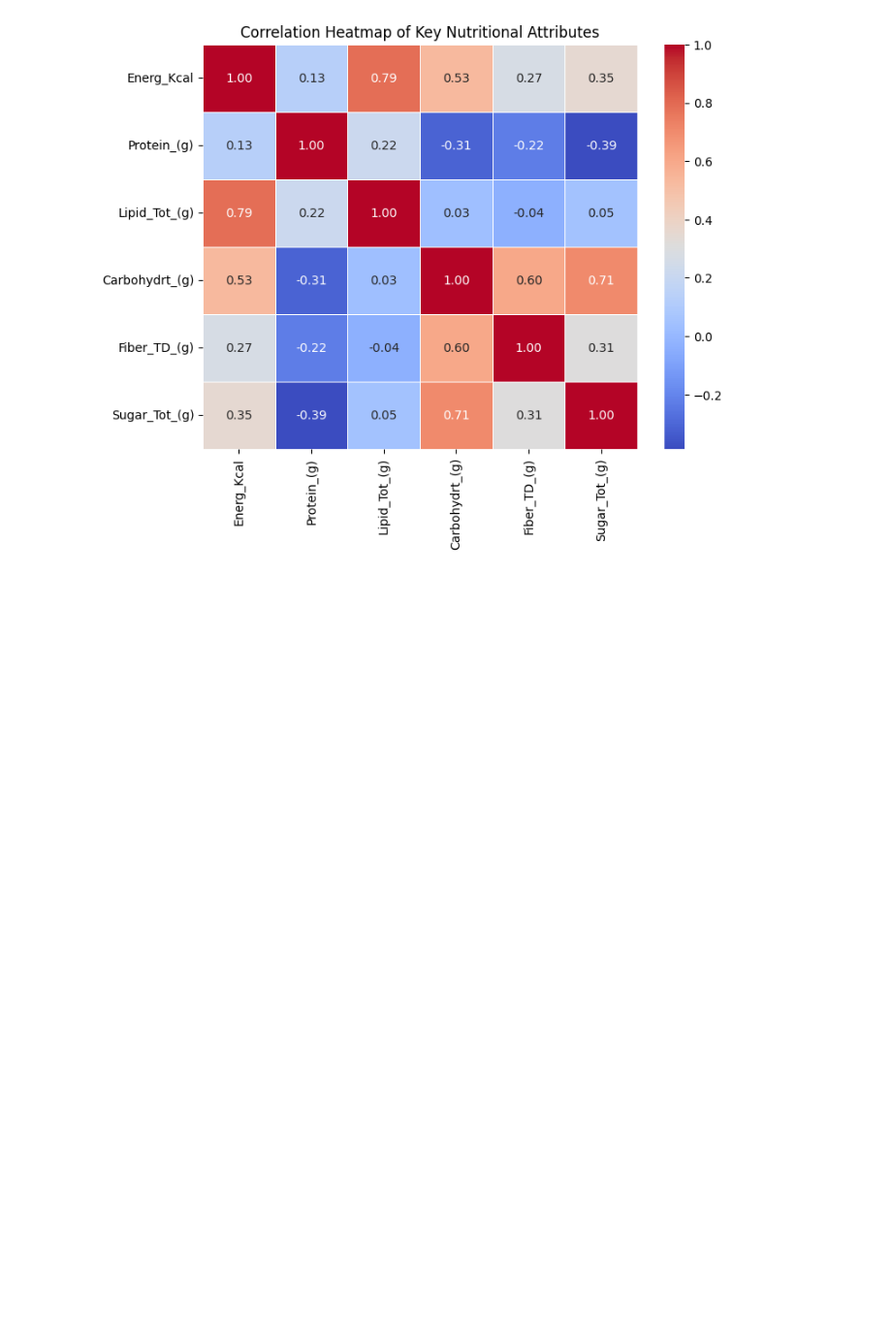
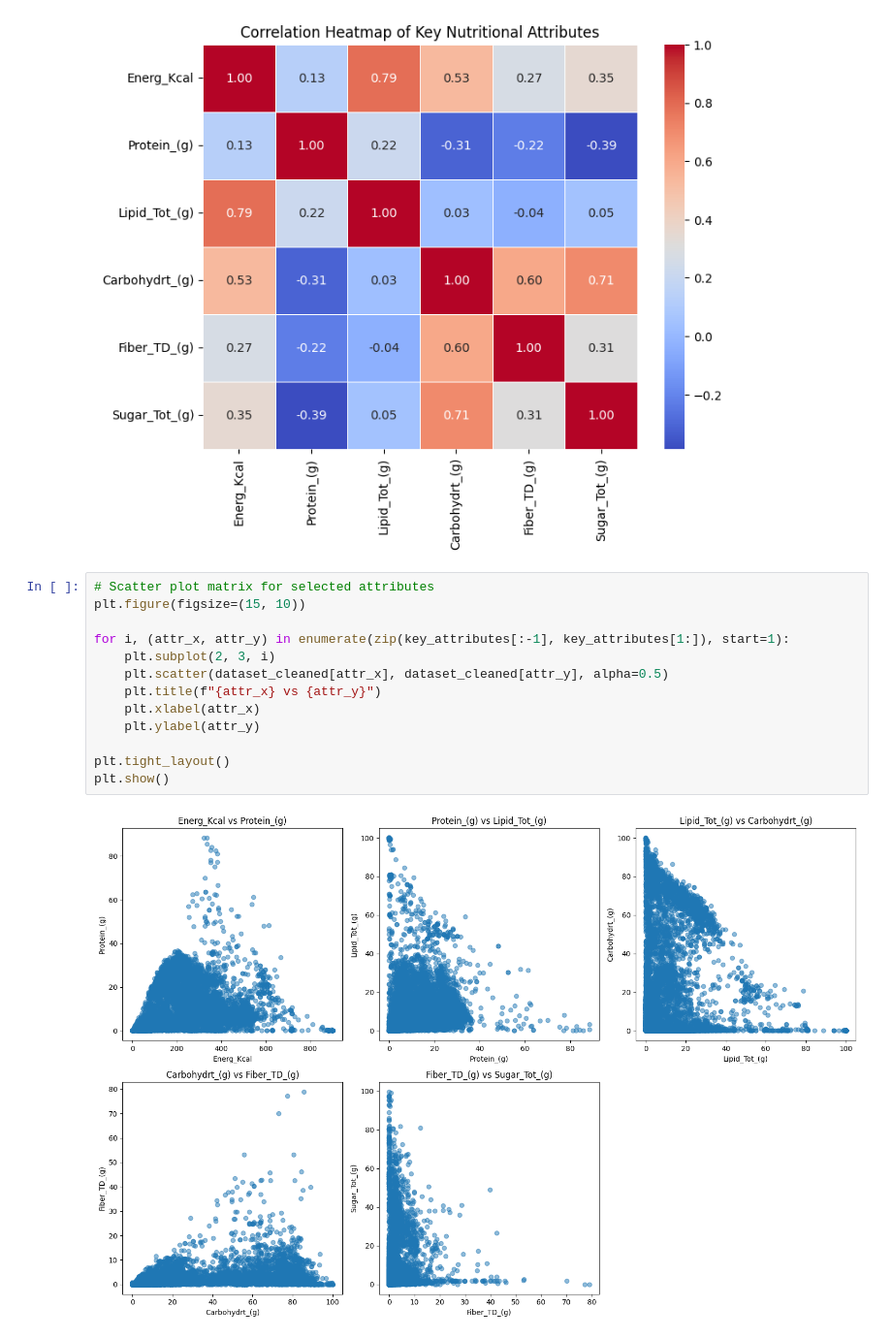
Before and after one commit to ChamaraProgForDataAnal/Programming-for-Data-Analysis, a Jupyter notebook: Data_Analytics_&_Visualisation.ipynb, the cells around one changed output. Shown at 97% size. Cells and saved outputs as stored; diff of their text form; blank space fills up the shorter version.

Commit message:
Scatter plot matrix for selected attributes

```diff
--- a/Data_Analytics_&_Visualisation.ipynb
+++ b/Data_Analytics_&_Visualisation.ipynb
@@ -225,3 +225,18 @@ plt.title("Correlation Heatmap of Key Nutritional Attributes")
 plt.show()
 # %% [output]
 [figure]
+# %%
+# Scatter plot matrix for selected attributes
+plt.figure(figsize=(15, 10))
+
+for i, (attr_x, attr_y) in enumerate(zip(key_attributes[:-1], key_attributes[1:]), start=1):
+    plt.subplot(2, 3, i)
+    plt.scatter(dataset_cleaned[attr_x], dataset_cleaned[attr_y], alpha=0.5)
+    plt.title(f"{attr_x} vs {attr_y}")
+    plt.xlabel(attr_x)
+    plt.ylabel(attr_y)
+
+plt.tight_layout()
+plt.show()
+# %% [output]
+[figure, added]
```
